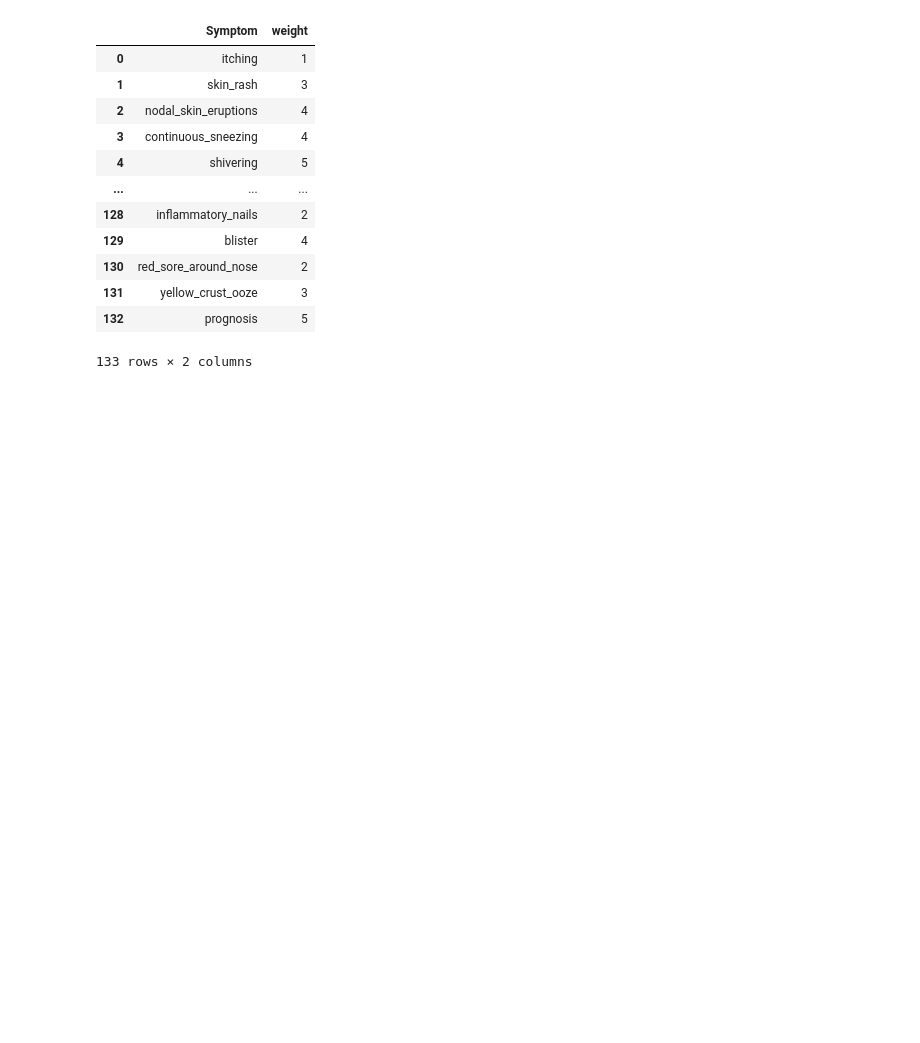
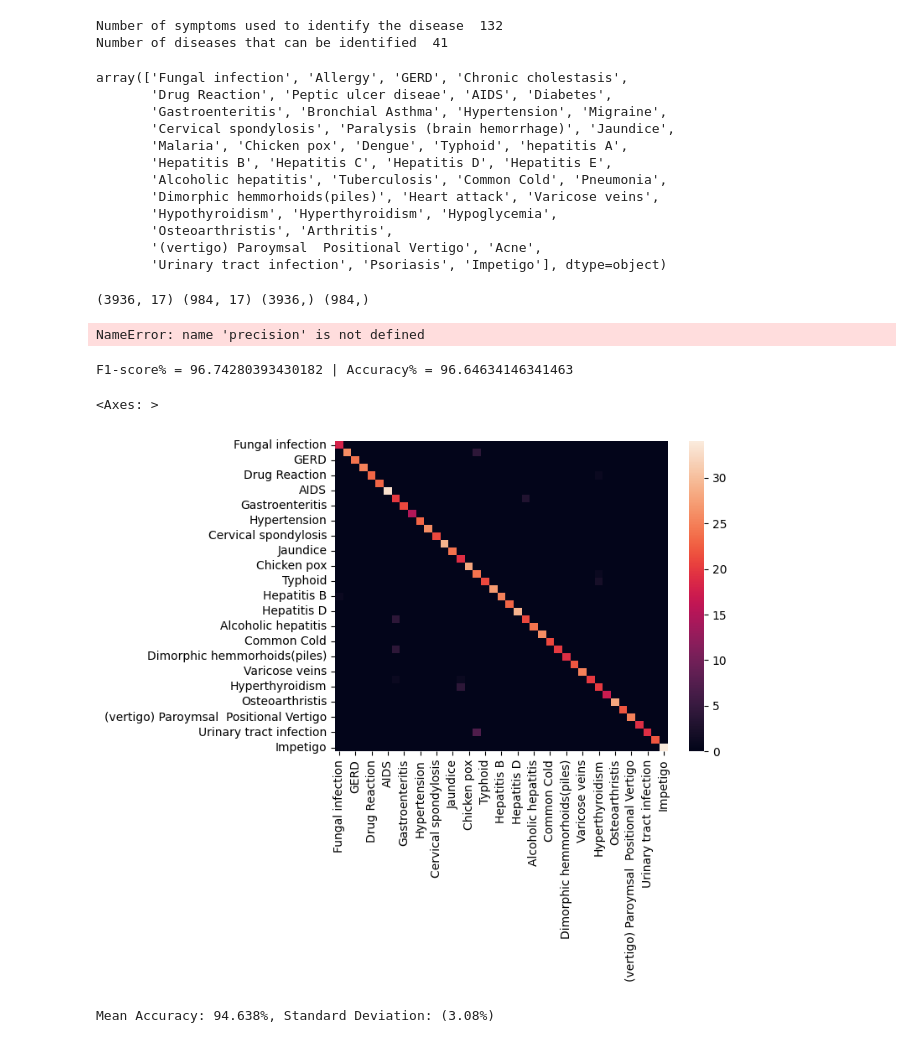
Before and after one commit to fahadrajput99/EDA-Using-Pandas, a Jupyter notebook: diseses using symptms.ipynb, the cells around one changed output. Saved outputs shown, nothing was run; the diff lists cells and outputs as text; code cells hidden in the pictures; blank space fills up the shorter version.

```diff
--- a/diseses using symptms.ipynb
+++ b/diseses using symptms.ipynb
@@ -5,0 +173,9 @@ df=pd.read_csv("/content/Symptom-severity.csv")
+# %%
+vals = df.values
+symptoms = df1['Symptom'].unique()
+
+for i in range(len(symptoms)):
+    vals[vals == symptoms[i]] = df1[df1['Symptom'] == symptoms[i]]['weight'].values[0]
+
+d = pd.DataFrame(vals, columns=cols)
+d.head()
@@ -5,0 +189,5 @@ df=pd.read_csv("/content/Symptom-severity.csv")
+# %%
+d = d.replace('dischromic  patches', 0)
+d = d.replace('spotting  urination',0)
+df = d.replace('foul smell of urine',0)
+df.head(10)
@@ -6,16 +229,52 @@ df=pd.read_csv("/content/Symptom-severity.csv")
+# %%
+print("Number of symptoms used to identify the disease ",len(df1['Symptom'].unique()))
+print("Number of diseases that can be identified ",len(df['Disease'].unique()))
+# %% [output]
+Number of symptoms used to identify the disease  132
+Number of diseases that can be identified  41
 # %%
-df
+df['Disease'].unique()
 # %% [output]
-|  | Symptom | weight |
-| 0 | itching | 1 |
-| 1 | skin_rash | 3 |
-| 2 | nodal_skin_eruptions | 4 |
-| 3 | continuous_sneezing | 4 |
-| 4 | shivering | 5 |
-| ... | ... | ... |
-| 128 | inflammatory_nails | 2 |
-| 129 | blister | 4 |
-| 130 | red_sore_around_nose | 2 |
-| 131 | yellow_crust_ooze | 3 |
-| 132 | prognosis | 5 |
-133 rows × 2 columns
+array(['Fungal infection', 'Allergy', 'GERD', 'Chronic cholestasis',
+       'Drug Reaction', 'Peptic ulcer diseae', 'AIDS', 'Diabetes',
+       'Gastroenteritis', 'Bronchial Asthma', 'Hypertension', 'Migraine',
+       'Cervical spondylosis', 'Paralysis (brain hemorrhage)', 'Jaundice',
+       'Malaria', 'Chicken pox', 'Dengue', 'Typhoid', 'hepatitis A',
+       'Hepatitis B', 'Hepatitis C', 'Hepatitis D', 'Hepatitis E',
+       'Alcoholic hepatitis', 'Tuberculosis', 'Common Cold', 'Pneumonia',
+       'Dimorphic hemmorhoids(piles)', 'Heart attack', 'Varicose veins',
+       'Hypothyroidism', 'Hyperthyroidism', 'Hypoglycemia',
+       'Osteoarthristis', 'Arthritis',
+       '(vertigo) Paroymsal  Positional Vertigo', 'Acne',
+       'Urinary tract infection', 'Psoriasis', 'Impetigo'], dtype=object)
+# %%
+data = df.iloc[:,1:].values
+labels = df['Disease'].values
+# %%
+x_train, x_test, y_train, y_test = train_test_split(data, labels, train_size = 0.8,random_state=42)
+print(x_train.shape, x_test.shape, y_train.shape, y_test.shape)
+# %% [output]
+(3936, 17) (984, 17) (3936,) (984,)
+# %%
+F1 = 2 * (precision * recall) / (precision + recall)
+# %% [output]
+NameError: name 'precision' is not defined
+# %%
+tree =DecisionTreeClassifier(criterion='gini',random_state=42,max_depth=13)
+tree.fit(x_train, y_train)
+preds=tree.predict(x_test)
+conf_mat = confusion_matrix(y_test, preds)
+df_cm = pd.DataFrame(conf_mat, index=df['Disease'].unique(), columns=df['Disease'].unique())
+print('F1-score% =', f1_score(y_test, preds, average='macro')*100, '|', 'Accuracy% =', accuracy_score(y_test, preds)*100)
+sns.heatmap(df_cm)
+# %% [output]
+F1-score% = 96.74280393430182 | Accuracy% = 96.64634146341463
+<Axes: >
+[figure, added]
+# %%
+kfold = KFold(n_splits=10,shuffle=True,random_state=42)
+DS_train =cross_val_score(tree, x_train, y_train, cv=kfold, scoring='accuracy')
+pd.DataFrame(DS_train,columns=['Scores'])
+print("Mean Accuracy: %.3f%%, Standard Deviation: (%.2f%%)" % (DS_train.mean()*100.0, DS_train.std()*100.0))
+# %% [output]
+Mean Accuracy: 94.638%, Standard Deviation: (3.08%)
```
Also changed, not shown: parts of 34 cells of this notebook.
